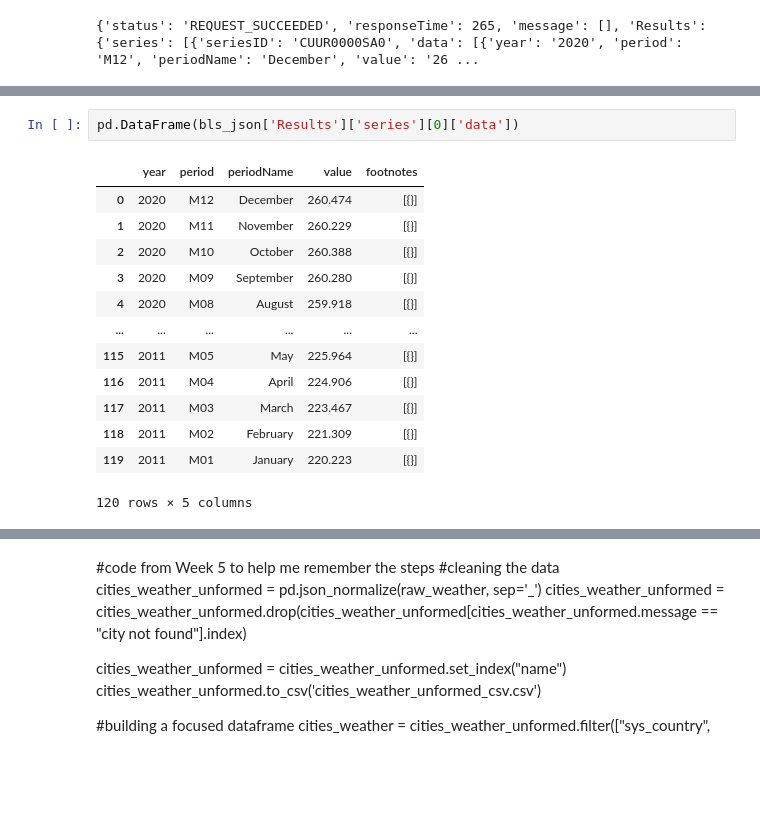
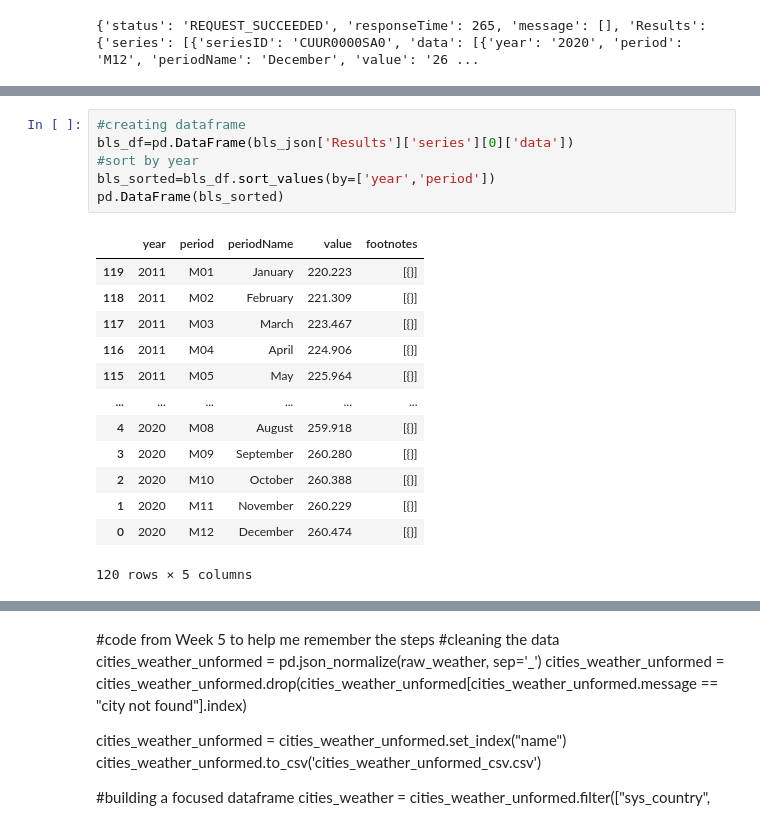
Before and after one commit to HeatherLD/API-Project, a Jupyter notebook: Homework 8 Exploratory API project - Jamie's version.ipynb, the cells around one changed output, grey strips where cells are left out. Saved outputs shown, nothing was run; the diff lists cells and outputs as text; blank space fills up the shorter version.

```diff
--- a/Homework 8 Exploratory API project - Jamie's version.ipynb
+++ b/Homework 8 Exploratory API project - Jamie's version.ipynb
@@ -142,16 +149,20 @@ bls_json
 # %%
-pd.DataFrame(bls_json['Results']['series'][0]['data'])
+#creating dataframe
+bls_df=pd.DataFrame(bls_json['Results']['series'][0]['data'])
+#sort by year
+bls_sorted=bls_df.sort_values(by=['year','period'])
+pd.DataFrame(bls_sorted)
 # %% [output]
 |  | year | period | periodName | value | footnotes |
+| 119 | 2011 | M01 | January | 220.223 | [{}] |
+| 118 | 2011 | M02 | February | 221.309 | [{}] |
+| 117 | 2011 | M03 | March | 223.467 | [{}] |
+| 116 | 2011 | M04 | April | 224.906 | [{}] |
+| 115 | 2011 | M05 | May | 225.964 | [{}] |
+| ... | ... | ... | ... | ... | ... |
+| 4 | 2020 | M08 | August | 259.918 | [{}] |
+| 3 | 2020 | M09 | September | 260.280 | [{}] |
+| 2 | 2020 | M10 | October | 260.388 | [{}] |
+| 1 | 2020 | M11 | November | 260.229 | [{}] |
 | 0 | 2020 | M12 | December | 260.474 | [{}] |
-| 1 | 2020 | M11 | November | 260.229 | [{}] |
-| 2 | 2020 | M10 | October | 260.388 | [{}] |
-| 3 | 2020 | M09 | September | 260.280 | [{}] |
-| 4 | 2020 | M08 | August | 259.918 | [{}] |
-| ... | ... | ... | ... | ... | ... |
-| 115 | 2011 | M05 | May | 225.964 | [{}] |
-| 116 | 2011 | M04 | April | 224.906 | [{}] |
-| 117 | 2011 | M03 | March | 223.467 | [{}] |
-| 118 | 2011 | M02 | February | 221.309 | [{}] |
-| 119 | 2011 | M01 | January | 220.223 | [{}] |
 120 rows × 5 columns
```
Also changed, not shown: parts of 7 cells of this notebook.
